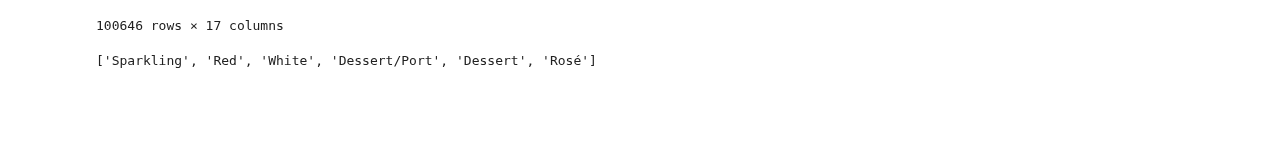
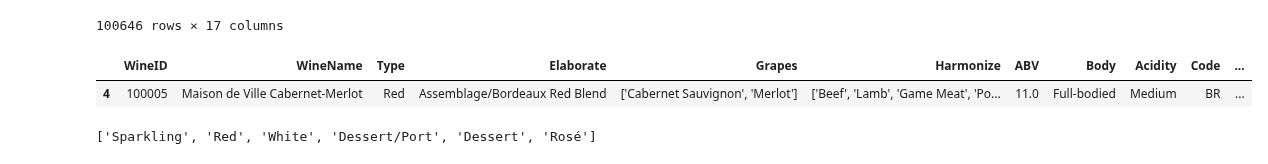
Before and after one commit to Obispodino/cvino, a Jupyter notebook: notebooks/exploration_Gaziza.ipynb, the cells around one changed output. Saved outputs shown, nothing was run; the diff lists cells and outputs as text; code cells hidden in the pictures; blank space fills up the shorter version.

```diff
--- a/notebooks/exploration_Gaziza.ipynb
+++ b/notebooks/exploration_Gaziza.ipynb
@@ -28,6 +28,12 @@ wd
 | 100644 | 200794 | Reisberg Riesling | White | Varietal/100% | ['Riesling'] | ['Pork', 'Shellfish', 'Spicy Food... | 12.5 | Medium-bodied | High | AT | ... |
 | 100645 | 200795 | Rotleiten | Red | Assemblage/Blend | ['Cabernet Sauvignon', 'Zweigelt'... | ['Beef', 'Lamb', 'Pork', 'Spicy F... | 13.5 | Medium-bodied | High | AT | ... |
 100646 rows × 17 columns
+# %%
+wine_row = wd[wd["WineName"].str.contains("Maison de Ville Cabernet-Merlot", case=False, na=False)]
+wine_row
+# %% [output]
+|  | WineID | WineName | Type | Elaborate | Grapes | Harmonize | ABV | Body | Acidity | Code | ... |
+| 4 | 100005 | Maison de Ville Cabernet-Merlot | Red | Assemblage/Bordeaux Red Blend | ['Cabernet Sauvignon', 'Merlot'] | ['Beef', 'Lamb', 'Game Meat', 'Po... | 11.0 | Full-bodied | Medium | BR | ... |
 # %%
 wd['Type'].unique().tolist()
 # %% [output]
```
Also changed, not shown: parts of 2 cells of this notebook, 1 other file.
